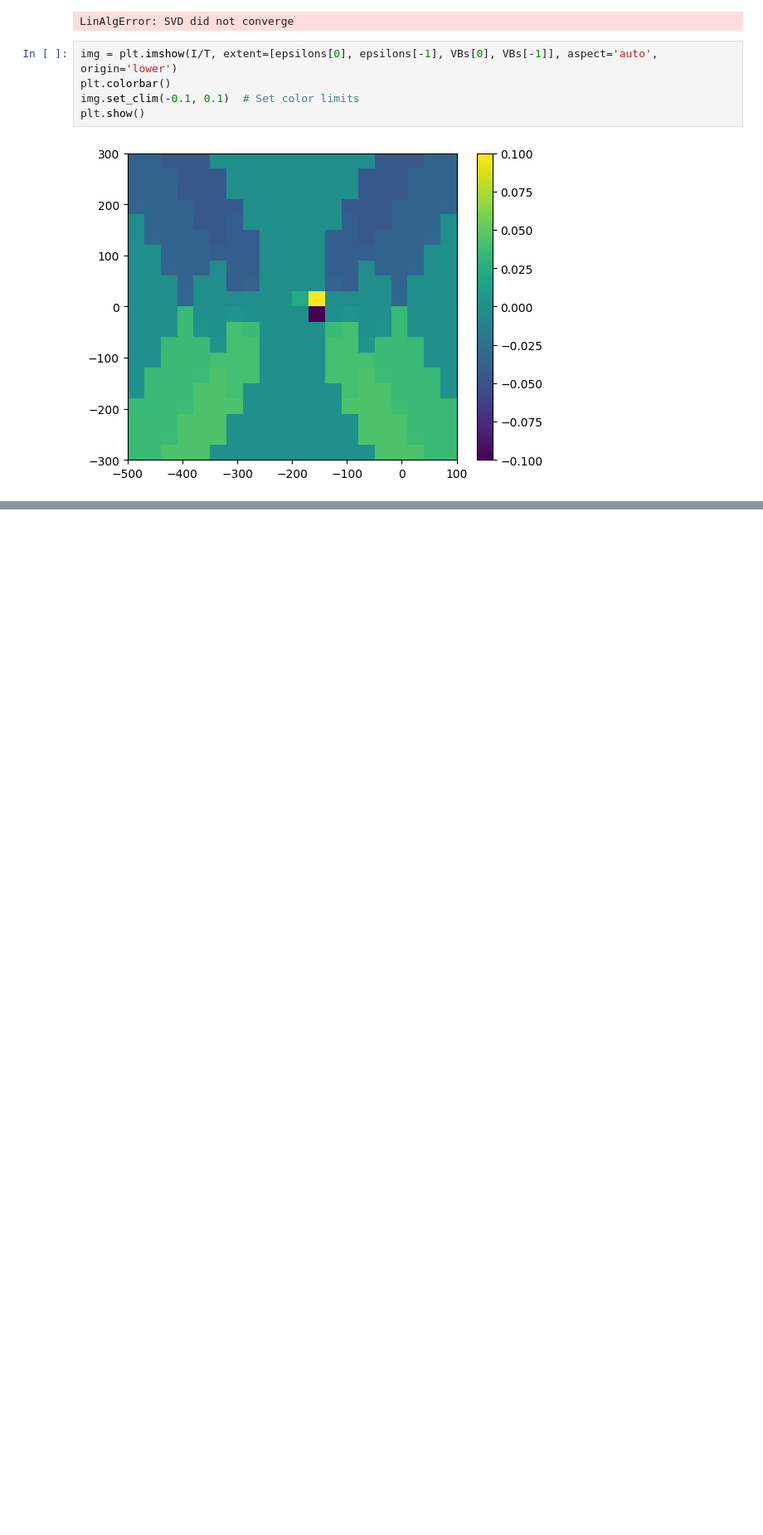
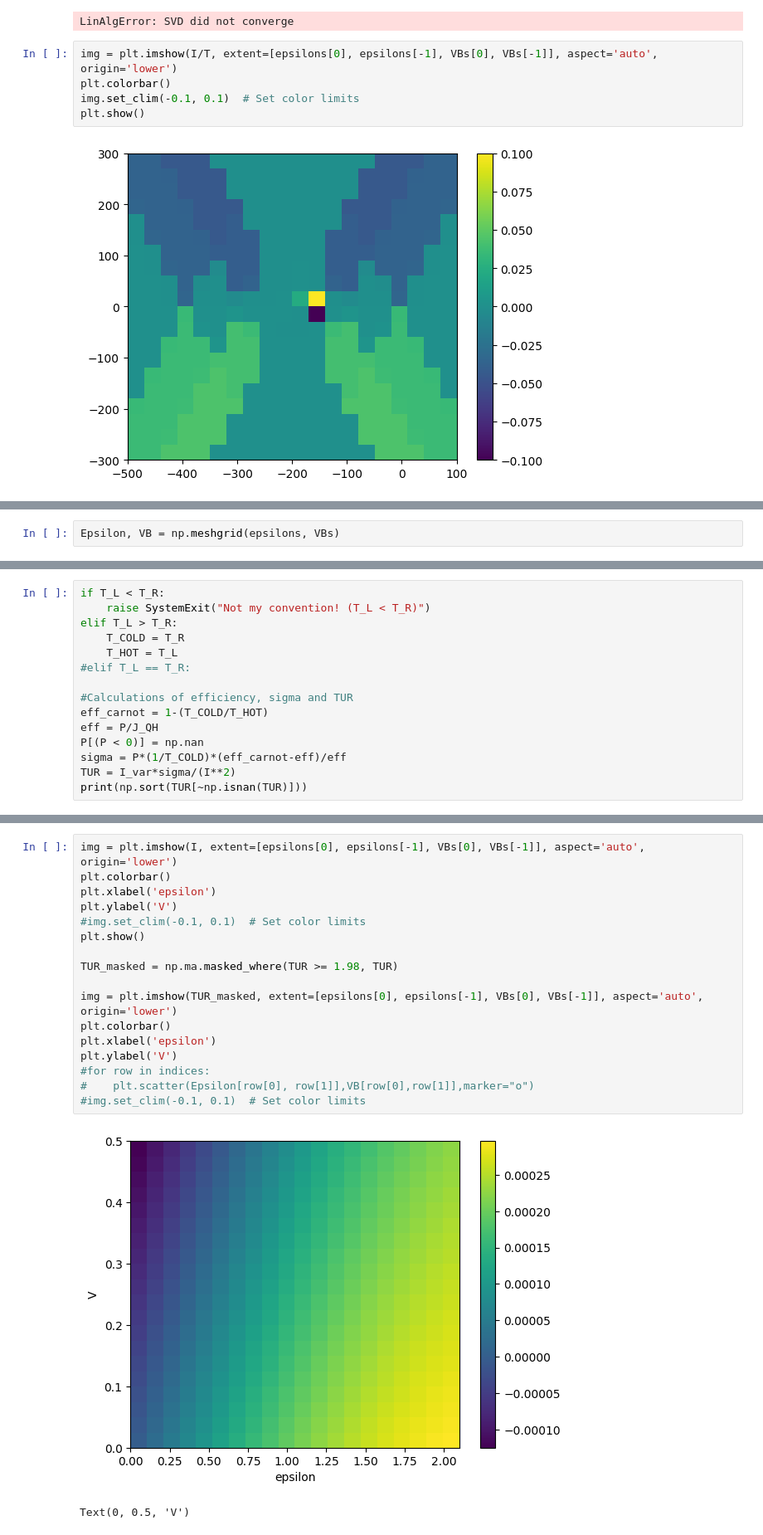
Before and after one commit to myIntSet/thermoelectrics, a Jupyter notebook: finding serial TUR violation/coulomb diamonds.ipynb, the cells around one changed output, grey strips where cells are left out. Shown at 83% size. Drawn from its saved outputs; the diff is of its cells as text; blank space fills up the shorter version.

```diff
--- a/finding serial TUR violation/coulomb diamonds.ipynb
+++ b/finding serial TUR violation/coulomb diamonds.ipynb
@@ -272,0 +483,2 @@ plt.show()
+# %%
+Epsilon, VB = np.meshgrid(epsilons, VBs)
@@ -272,0 +634,15 @@ plt.show()
+# %%
+if T_L < T_R:
+    raise SystemExit("Not my convention! (T_L < T_R)")
+elif T_L > T_R:
+    T_COLD = T_R
+    T_HOT = T_L
+#elif T_L == T_R:
+
+#Calculations of efficiency, sigma and TUR
+eff_carnot = 1-(T_COLD/T_HOT)
+eff = P/J_QH
+P[(P < 0)] = np.nan
+sigma = P*(1/T_COLD)*(eff_carnot-eff)/eff
+TUR = I_var*sigma/(I**2)
+print(np.sort(TUR[~np.isnan(TUR)]))
@@ -272,0 +667,20 @@ plt.show()
+# %%
+img = plt.imshow(I, extent=[epsilons[0], epsilons[-1], VBs[0], VBs[-1]], aspect='auto', origin='lower')
+plt.colorbar()
+plt.xlabel('epsilon')
+plt.ylabel('V')
+#img.set_clim(-0.1, 0.1)  # Set color limits
+plt.show()
+
+TUR_masked = np.ma.masked_where(TUR >= 1.98, TUR)
+
+img = plt.imshow(TUR_masked, extent=[epsilons[0], epsilons[-1], VBs[0], VBs[-1]], aspect='auto', origin='lower')
+plt.colorbar()
+plt.xlabel('epsilon')
+plt.ylabel('V')
+#for row in indices:
+#    plt.scatter(Epsilon[row[0], row[1]],VB[row[0],row[1]],marker="o")
+#img.set_clim(-0.1, 0.1)  # Set color limits
+# %% [output]
+[figure, added]
+Text(0, 0.5, 'V')
```
Also changed, not shown: parts of 19 cells of this notebook.
